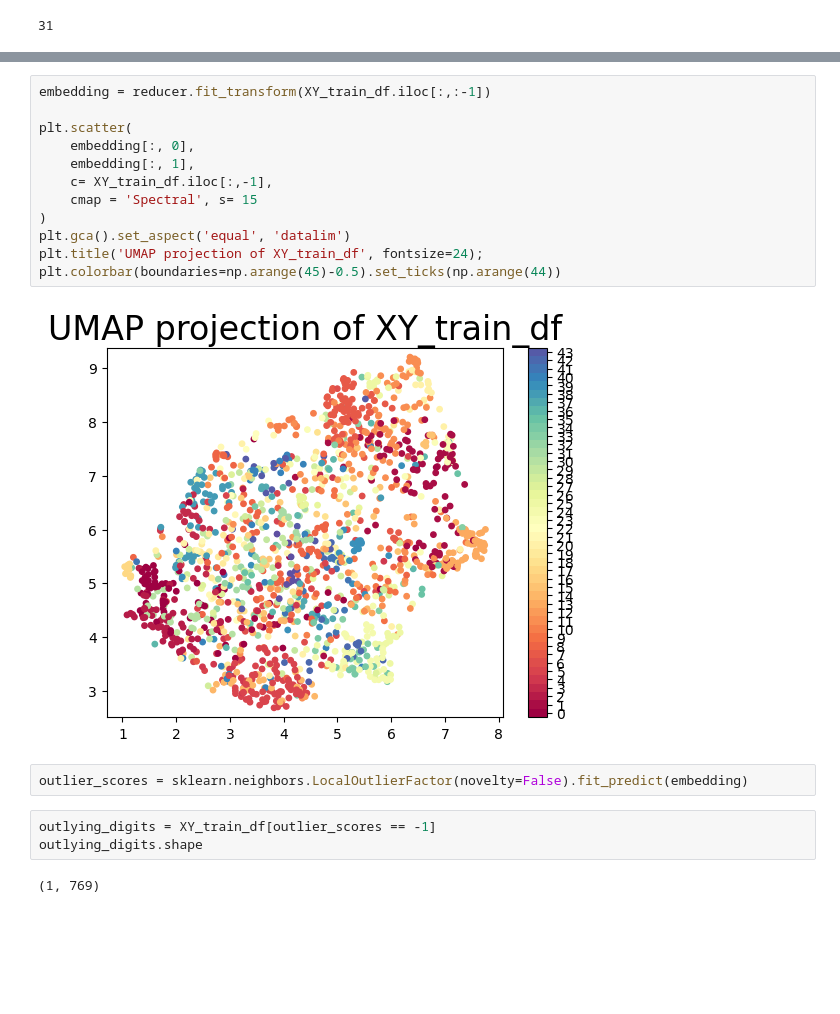
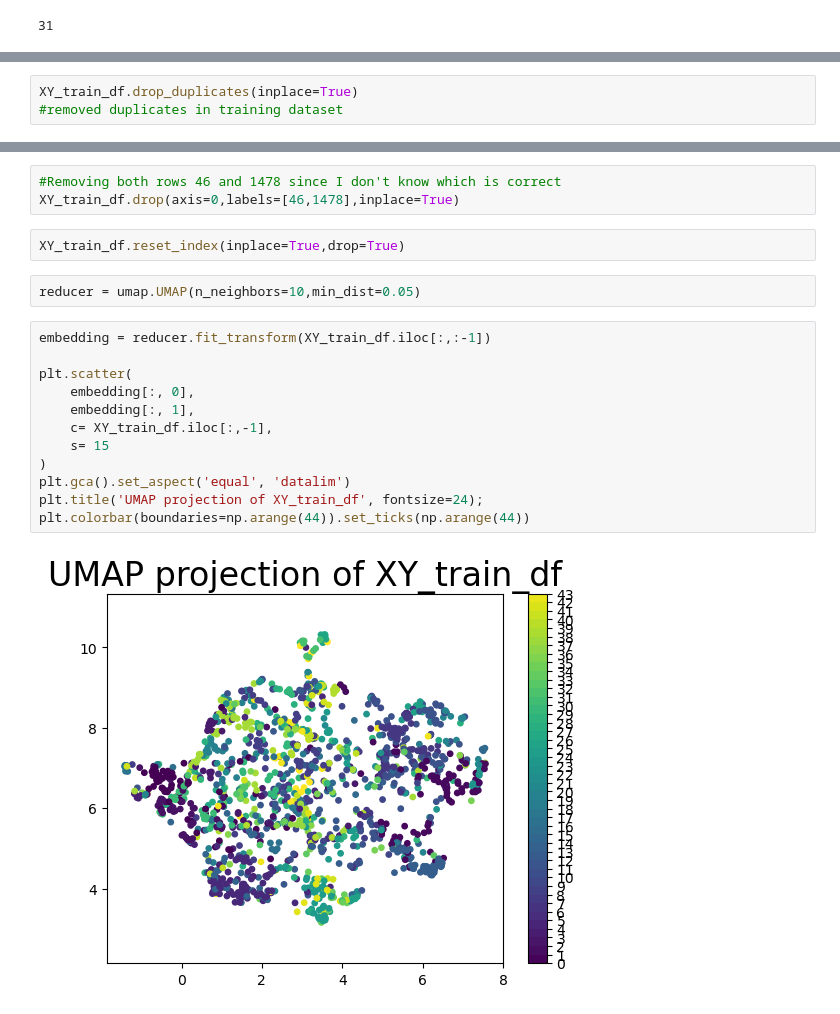
Before and after one commit to edb-313/Intent-Detencion, a Jupyter notebook: notebook96b1753e06.ipynb, the cells around one changed output, grey strips where cells are left out. Saved outputs shown, nothing was run; the diff lists cells and outputs as text; blank space fills up the shorter version.

```diff
--- a/notebook96b1753e06.ipynb
+++ b/notebook96b1753e06.ipynb
@@ -71,0 +63,3 @@ reducer = umap.UMAP(n_neighbors = 50)
+# %%
+XY_train_df.drop_duplicates(inplace=True)
+#removed duplicates in training dataset
@@ -72,21 +79,21 @@ reducer = umap.UMAP(n_neighbors = 50)
+# %%
+#Removing both rows 46 and 1478 since I don't know which is correct
+XY_train_df.drop(axis=0,labels=[46,1478],inplace=True)
+# %%
+XY_train_df.reset_index(inplace=True,drop=True)
+# %%
+reducer = umap.UMAP(n_neighbors=10,min_dist=0.05)
 # %%
 embedding = reducer.fit_transform(XY_train_df.iloc[:,:-1])
 
 plt.scatter(
     embedding[:, 0],
     embedding[:, 1],
     c= XY_train_df.iloc[:,-1],
-    cmap = 'Spectral', s= 15
+    s= 15
 )
 plt.gca().set_aspect('equal', 'datalim')
 plt.title('UMAP projection of XY_train_df', fontsize=24);
-plt.colorbar(boundaries=np.arange(45)-0.5).set_ticks(np.arange(44))
+plt.colorbar(boundaries=np.arange(44)).set_ticks(np.arange(44))
 # %% [output]
-[figure, old version]
+[figure, new version]
-# %%
-outlier_scores = sklearn.neighbors.LocalOutlierFactor(novelty=False).fit_predict(embedding)
-# %%
-outlying_digits = XY_train_df[outlier_scores == -1]
-outlying_digits.shape
-# %% [output]
-(1, 769)
```
Also changed, not shown: parts of 38 cells of this notebook.
